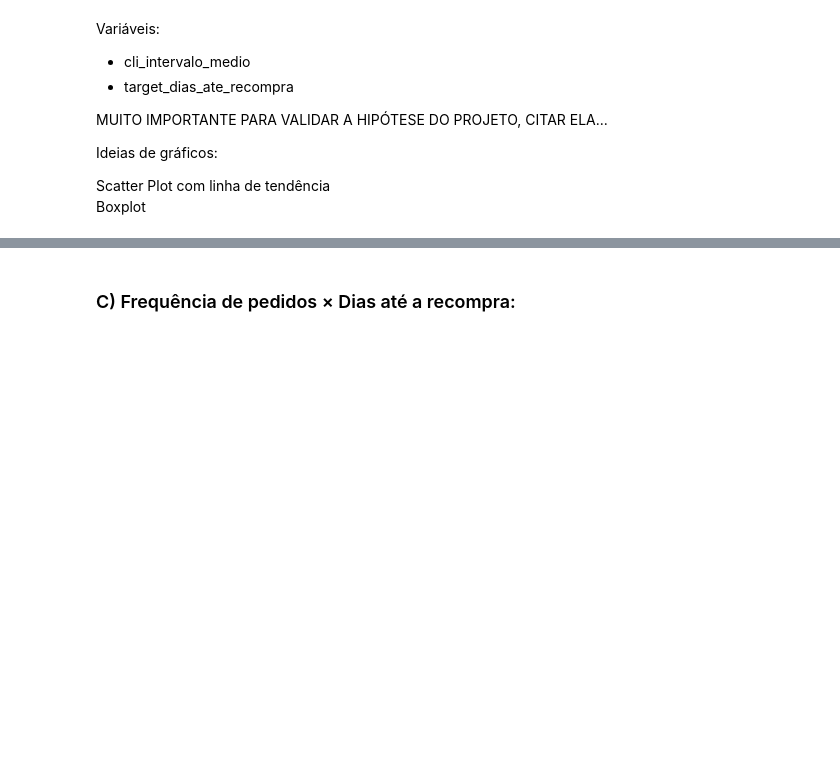
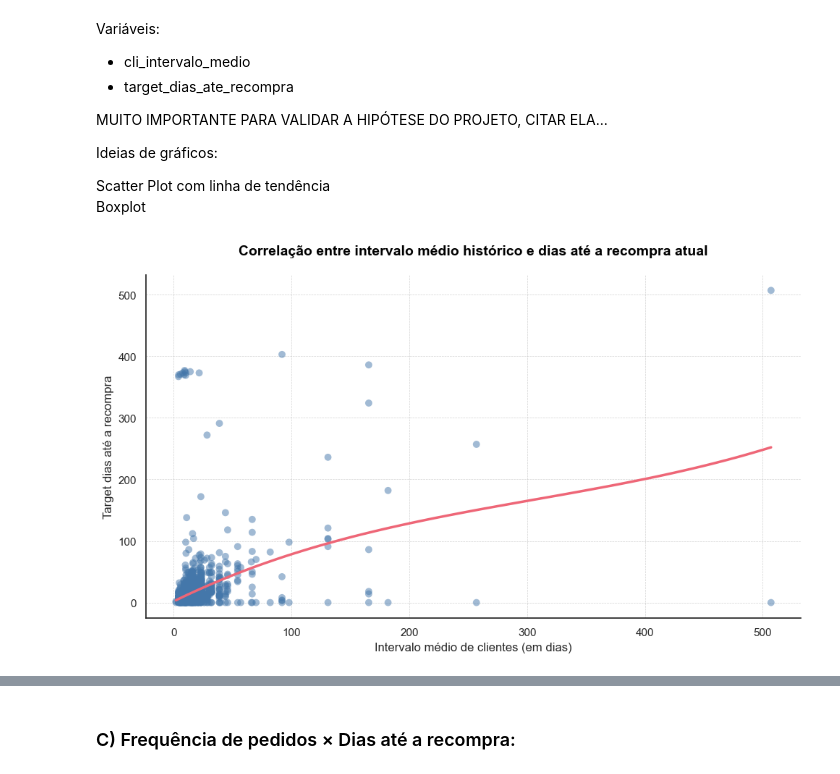
Before and after one commit to Fernandonneto/Projeto_Real_-_Previsao_Recompra_Agua_Mineral_Machine_Learning, a Jupyter notebook: Análise EDA/analise_exploratoria_dados.ipynb, the cells around one changed output, grey strips where cells are left out. Saved outputs shown, nothing was run; the diff lists cells and outputs as text; code cells hidden in the pictures; blank space fills up the shorter version.

```diff
--- a/Análise EDA/analise_exploratoria_dados.ipynb
+++ b/Análise EDA/analise_exploratoria_dados.ipynb
@@ -693,3 +693,58 @@ Ideias de gráficos:
 
 Scatter Plot com linha de tendência \
 Boxplot
+# %%
+# Configuração do estilo visual de fundo
+sns.set_theme(style="white")
+plt.figure(figsize=(10, 6))
+
+# Preparação dos dados: Filtra nulos das variáveis envolvidas
+dados_tendencia = df[["cli_intervalo_medio", "target_dias_ate_recompra"]].dropna()
+
+# Grades ao fundo
+plt.grid(
+    True,
+    which="both",
+    axis="both",
+    color=PALETA["cinza"],
+    linestyle="--",
+    linewidth=0.5,
+    alpha=0.7,
+)
+
+# Plotagem do Scatter Plot com linha de tendência
+sns.regplot(
+    data=dados_tendencia,
+    x="cli_intervalo_medio",
+    y="target_dias_ate_recompra",
+    ci=None,  # Remove a faixa sombreada de intervalo de confiança para limpar o visual
+    scatter_kws={
+        "color": PALETA["azul"],
+        "alpha": 0.5,
+        "s": 50,
+        "edgecolor": "none",
+    },
+    line_kws={"color": PALETA["vermelho"], "linewidth": 2.5},
+    order=3,
+)
+
+# Remoção das bordas superior e direita
+sns.despine(top=True, right=True)
+
+# Legendas de texto (rótulos) dos eixos X e Y
+plt.xlabel("Intervalo médio de clientes (em dias)")
+plt.ylabel("Target dias até a recompra")
+
+# Título
+plt.title(
+    "Correlação entre intervalo médio histórico e dias até a recompra atual",
+    fontsize=14,
+    pad=20,
+    fontweight="bold",
+    color=PALETA["preto"],
+)
+
+plt.tight_layout()
+plt.show()
+# %% [output]
+[figure, added]
```
Also changed, not shown: parts of 1 cell of this notebook.
